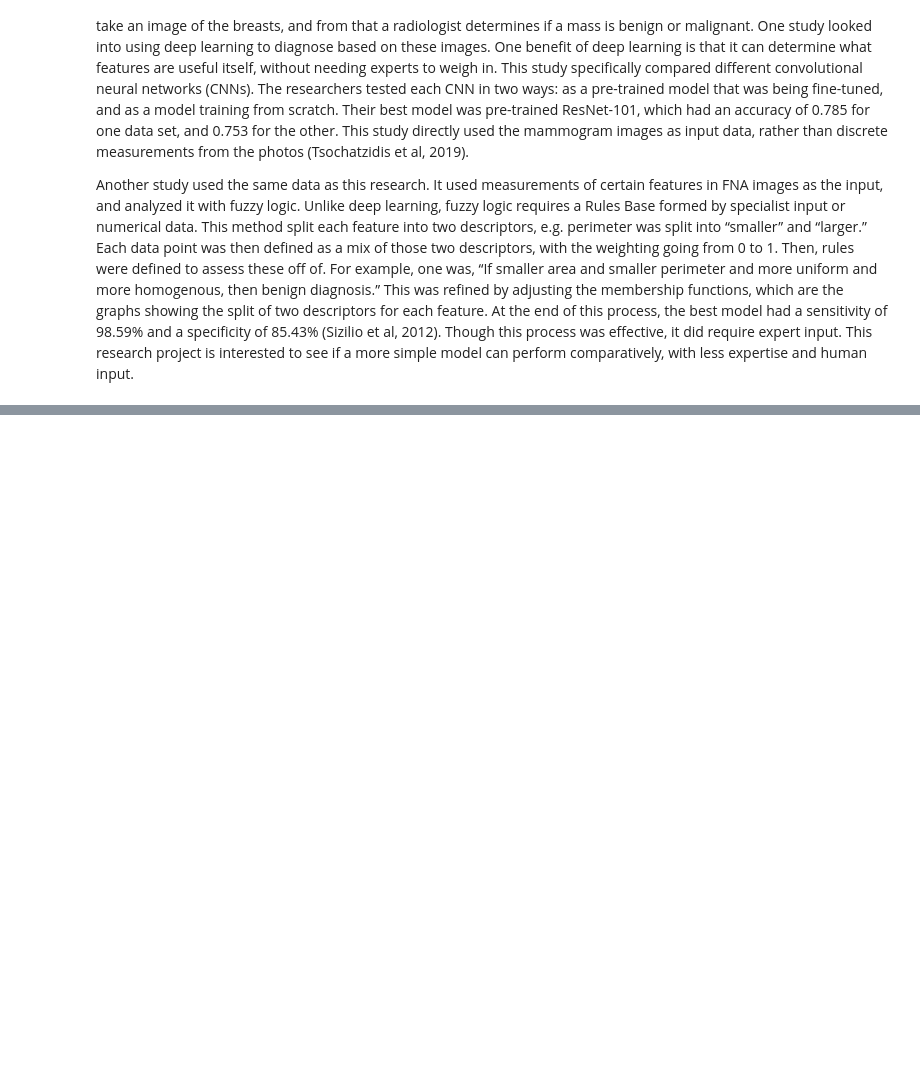
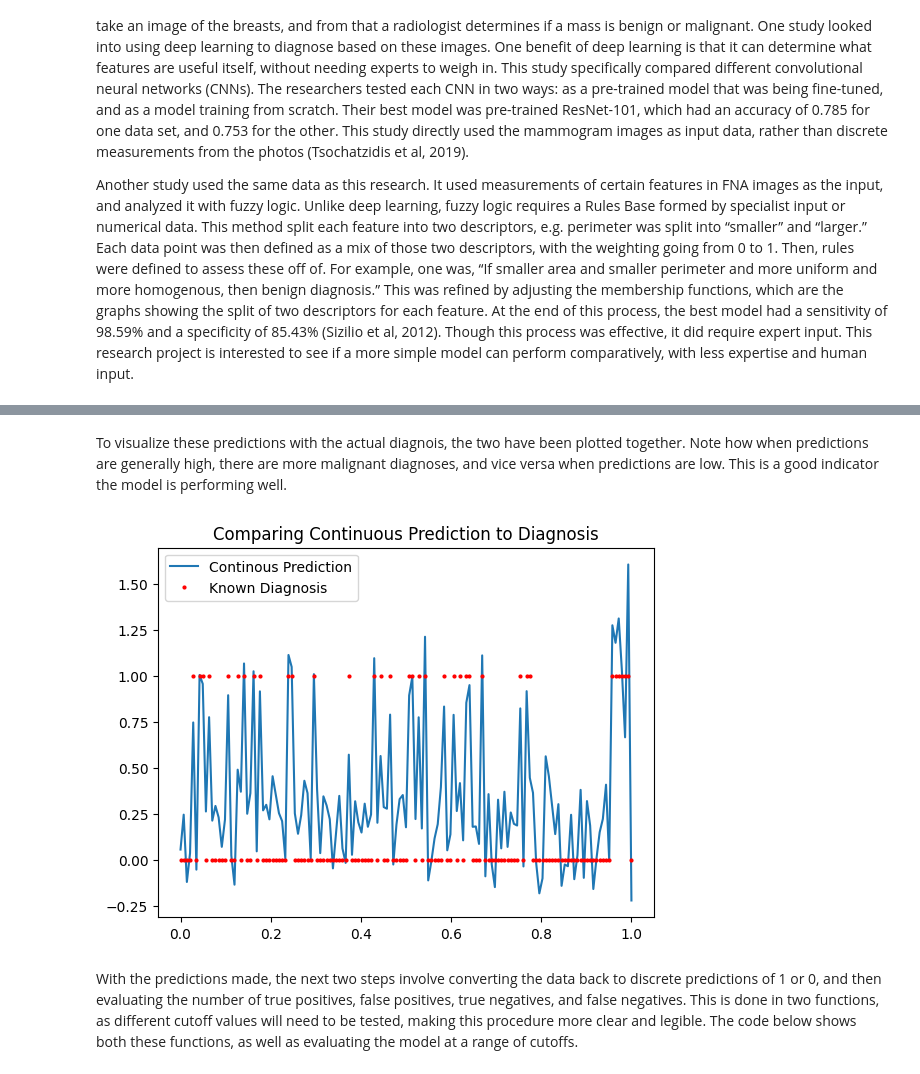
Before and after one commit to ersmythe/MAT421, a Jupyter notebook: Final_Project.ipynb, the cells around one changed output, grey strips where cells are left out. Cells and saved outputs as stored; diff of their text form; code cells hidden in the pictures; blank space fills up the shorter version.

```diff
--- a/Final_Project.ipynb
+++ b/Final_Project.ipynb
@@ -73,0 +98,7 @@ print(reg.predict([[13.54,14.36,87.46]]))
+# %%
+# Convert diagnosis results to 1/0
+for i, n in enumerate(df[:,1]):
+  if n == 'M':
+    df[i,1] = 1
+  else:
+    df[i,1] = 0
@@ -73,0 +107,9 @@ print(reg.predict([[13.54,14.36,87.46]]))
+# %%
+# Calculate the cutpoint of the DataFrame
+cutpoint = 3*df.shape[0] // 4
+
+# Split the DataFrame into two halves
+df_train = df[:cutpoint]
+df_test = df[cutpoint:]
+print(df_train.shape)
+print(df_test.shape)
@@ -73,0 +121,6 @@ print(reg.predict([[13.54,14.36,87.46]]))
+# %%
+# Apply a linear regression model based on the given parameters
+reg = linear_model.LinearRegression()
+reg.fit(df_train[:,2:32], df_train[:,1])
+
+print(reg.coef_)
@@ -73,0 +150,4 @@ print(reg.predict([[13.54,14.36,87.46]]))
+# %%
+# Predict the second half of the data set
+prediction = reg.predict(df_test[:,2:32])
+print(prediction)
@@ -73,0 +172,15 @@ print(reg.predict([[13.54,14.36,87.46]]))
+# %% [markdown]
+To visualize these predictions with the actual diagnois, the two have been plotted together. Note how when predictions are generally high, there are more malignant diagnoses, and vice versa when predictions are low. This is a good indicator the model is performing well.
+# %%
+# Compare predictions to expected results
+X = arr = np.linspace(0, 1, num=prediction.shape[0])
+
+plt.figure(1)
+plt.plot(X,prediction,X,df_test[:,1],'ro',markersize = 2)
+plt.legend(['Continous Prediction', 'Known Diagnosis'])
+plt.title('Comparing Continuous Prediction to Diagnosis')
+plt.show()
+# %% [output]
+[figure, added]
+# %% [markdown]
+With the predictions made, the next two steps involve converting the data back to discrete predictions of 1 or 0, and then evaluating the number of true positives, false positives, true negatives, and false negatives. This is done in two functions, as different cutoff values will need to be tested, making this procedure more clear and legible. The code below shows both these functions, as well as evaluating the model at a range of cutoffs.
```
Also changed, not shown: parts of 45 cells of this notebook.
